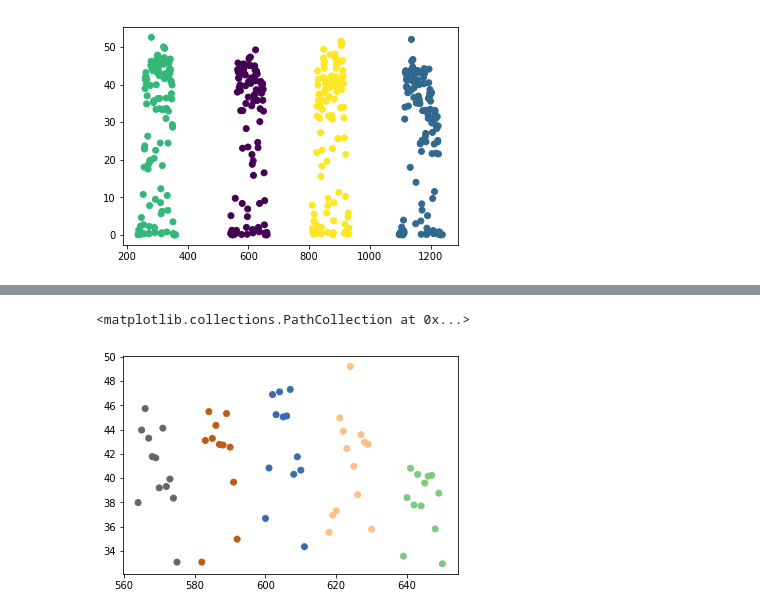
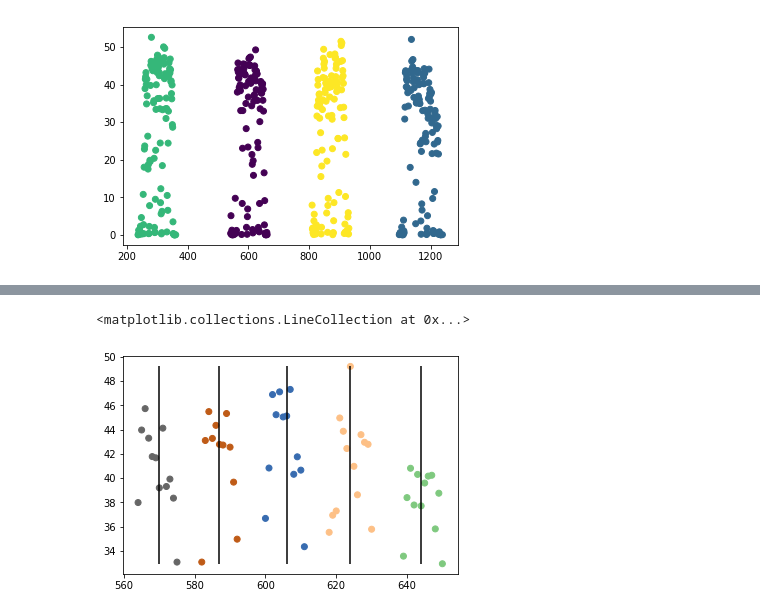
Before and after one commit to ajhynes7/side-view-depth-gait, a Jupyter notebook: Notebooks/peak_detection.ipynb, the cells around one changed output, grey strips where cells are left out. Saved outputs shown, nothing was run; the diff lists cells and outputs as text; code cells hidden in the pictures.

Commit message:
Used mean shift to detect peak frames.

```diff
--- a/Notebooks/peak_detection.ipynb
+++ b/Notebooks/peak_detection.ipynb
@@ -169,2 +122,0 @@ f = partial(weighted_shift_func, masses=masses)
-# %%
-labels, centroids, k = mean_shift(points, f, radius=20)
@@ -210,6 +122,0 @@ for i, mean_pos in enumerate(points):
-# %%
- _, unique_indices, labels = np.unique(index_matrix,
-                                          return_index=True, return_inverse=True, axis=0)
-
-centroids = all_centroids[unique_indices, :]
-k, _ = centroids.shape
@@ -222,21 +123,14 @@ plt.scatter(cluster_0[:,0], cluster_0[:,1], c=labels, cmap='Accent')
-# %%
-def weighted_shift(points, mean_pos, radius, masses):
-
-    distances = points - mean_pos
-
-    K = partial(gaussian, mu=0, sigma=radius)
-    adjusted_masses = K(distances) * masses
-
-    return  centre_of_mass(points, adjusted_masses)
-
-frames = cluster_0[:, 0].reshape(-1, 1)
-values = cluster_0[:, 1].reshape(-1, 1)
-
-shift_func = partial(weighted_shift, masses=values)
-
-labels, centroids, k = mean_shift(frames, shift_func, radius=5, eps=0.01)
-# %%
-plt.scatter(cluster_0[:,0], cluster_0[:,1], c=labels, cmap='Accent')
-# %% [output]
-<matplotlib.collections.PathCollection at 0x...>
-[figure, removed]
+# %%
+from general import closest_point
+
+# Find the frames closest to the mean shift centroids
+upper_pass_frames = frames[upper_of_pass]
+centroid_frames = [closest_point(upper_pass_frames, x)[0].item() for x in centroids]
+# %%
+ax = plt.axes()
+x, y = cluster_0.T
+ax.scatter(x, y, c=labels, cmap='Accent')
+ax.vlines(centroid_frames, y.min(), y.max())
+# %% [output]
+<matplotlib.collections.LineCollection at 0x...>
+[figure, added]
```
Also changed, not shown: parts of 20 cells of this notebook, 4 other files.
